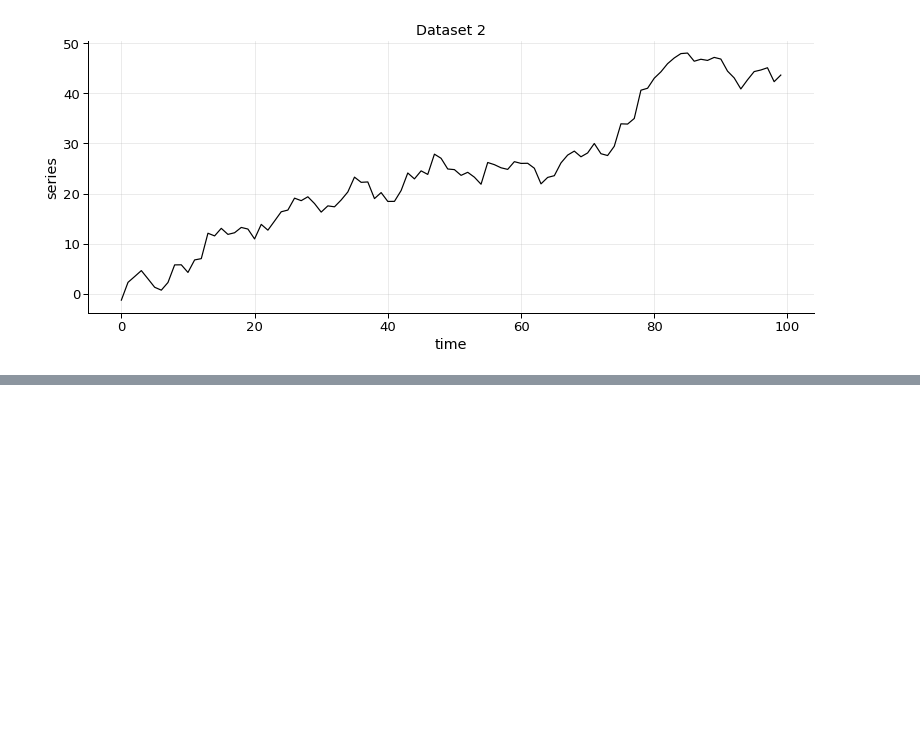
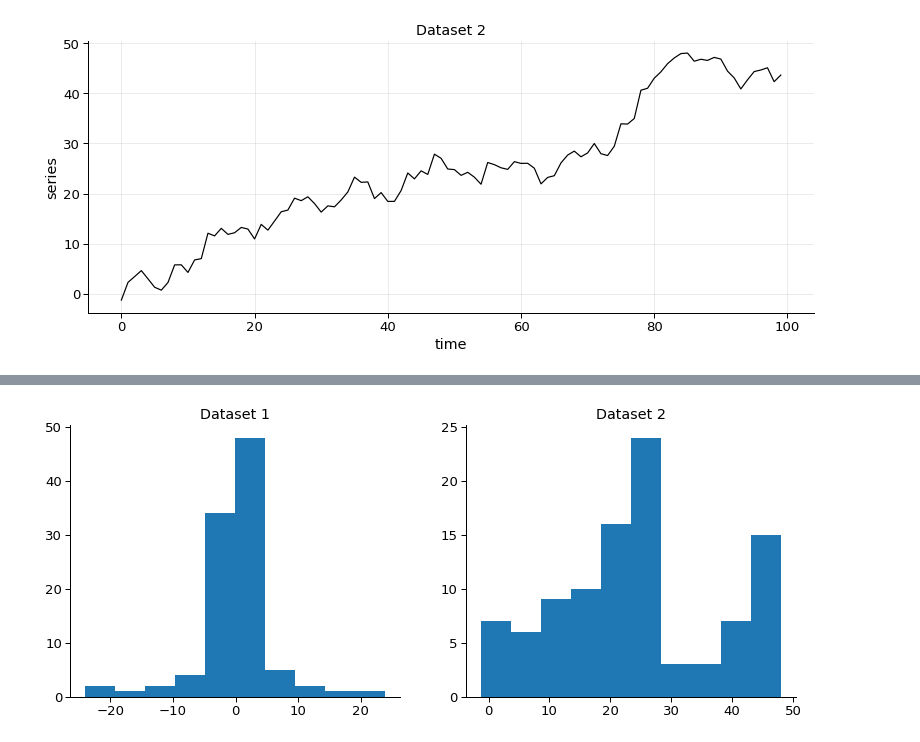
Before and after one commit to razielar/coursera_time_series_forecasting, a Jupyter notebook: coursera_time_series/week_2/identifying.stationarity.ipynb, the cells around one changed output, grey strips where cells are left out. Saved outputs shown, nothing was run; the diff lists cells and outputs as text; code cells hidden in the pictures; blank space fills up the shorter version.

Commit message:
assess stationarity for 2 time-series examples

```diff
--- a/coursera_time_series/week_2/identifying.stationarity.ipynb
+++ b/coursera_time_series/week_2/identifying.stationarity.ipynb
@@ -108,0 +142,14 @@ plot_time_series(mytime, dataset_2, title= "Dataset 2")
+# %%
+series_1= pd.Series(dataset_1)
+series_2= pd.Series(dataset_2)
+
+fig, axes= plt.subplots(1,2)
+axes[0].hist(series_1)
+axes[0].set_title("Dataset 1")
+
+axes[1].hist(series_2)
+axes[1].set_title("Dataset 2")
+
+plt.show()
+# %% [output]
+[figure, added]
```
Also changed, not shown: parts of 3 cells of this notebook.
